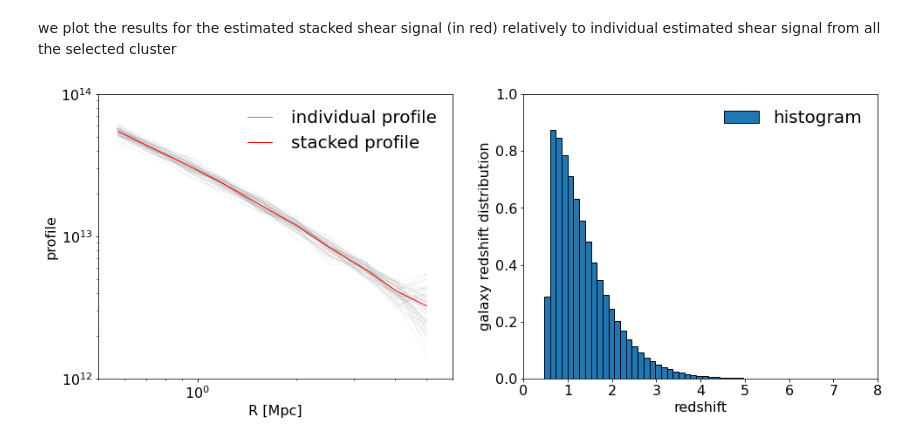
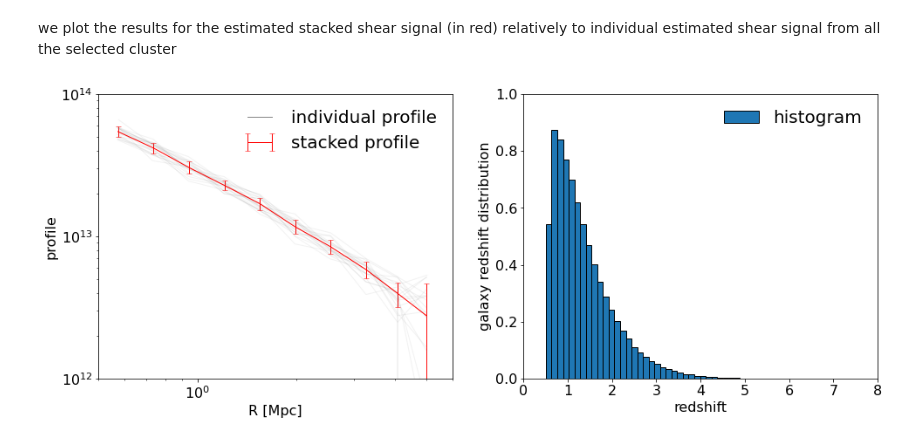
Before and after one commit to payerne/DC2Analysis, a Jupyter notebook: Example_Use_Stacking.ipynb, the cells around one changed output. Drawn from its saved outputs; the diff is of its cells as text; code cells hidden in the pictures.

```diff
--- a/Example_Use_Stacking.ipynb
+++ b/Example_Use_Stacking.ipynb
@@ -73,7 +73,7 @@ We now define some redshift interval and input mass interval to select GalaxyClu
 z_bin = [0.4,0.5]
 m_bin = [1*10**14, 1.2*10**14]
 m_bin = np.array(m_bin)
-n_catalogs = 50
+n_catalogs = 20
 ngals = 20000
 # %% [markdown]
 we define a set of selected cluster with given true masses ans true redshifts
@@ -83,9 +83,7 @@ cluster_z = (z_bin[1] - z_bin[0])*np.random.random(n_catalogs) + z_bin[0]
 # %% [markdown]
 We add each galaxy catalogs that correponds to binning to the `stack` object
 # %%
-x_axis_list = []
-
-gt_list = []
+x_list = []
 
 for i in range(n_catalogs):
 
@@ -93,9 +91,9 @@ for i in range(n_catalogs):
 
     """Generate mock data"""
 
-    data = mock.generate_galaxy_catalog(cluster_m[i], cluster_z[i], c, mock_cosmo,  200,'chang13', zsrc_min = cluster_z[i] + 0.1 ,shapenoise = 0.01,ngals=ngals)
+    data = mock.generate_galaxy_catalog(cluster_m[i], cluster_z[i], c, mock_cosmo,  200,'chang13', zsrc_min = cluster_z[i] + 0.1 ,shapenoise = 0.02,ngals=ngals)
 
-    mock._compute_photoz_pdfs(data, 0.01)
+    mock._compute_photoz_pdfs(data, 0.0)
 
     """Create GalaxyCluster object"""
 
@@ -109,9 +107,11 @@ for i in range(n_catalogs):
 
     profile = st.make_gt_profile(cl, stack.r_low, stack.r_up, stack.n_bins, stack.is_deltasigma, stack.cosmo)
 
-    x_axis_list.append(profile['radius'])
+    """Estimate individual shear profile"""
 
-    gt_list.append(profile['gt'])
+    stack._estimate_individual_lensing_signal(cl, profile)
+
+    x_list.append(profile['radius'])
 
     """Add catalog of background galaxies to stack"""
 
@@ -148,29 +149,26 @@ we plot the results for the estimated stacked shear signal (in red) relatively t
 # %%
 fig, axes = plt.subplots(nrows=1, ncols=2, figsize=(16, 6))
 plt.style.use('classic')
 axes[0].tick_params(axis='both', which='major', labelsize=16)
 axes[1].tick_params(axis='both', which='major', labelsize=16)
 
-
-
 for i in range(stack.n_stacked_cluster):
 
-    axes[0].plot(x_axis_list[i],gt_list[i],c='grey',alpha=0.1)
-
+    axes[0].plot(x_list[i],stack.LS_list[i],c='grey',alpha=0.1)
 
 axes[0].plot([],[],c='grey', label='individual profile')
-axes[0].plot(profile['radius'], profile['gt'], 'r-', label='stacked profile')
+axes[0].errorbar(profile['radius'], profile['gt'], profile['gt_err'], c='r', fmt = '-', label='stacked profile')
 axes[0].set_xlabel('R [Mpc]', fontsize=16)
 axes[0].set_ylabel('profile', fontsize=16)
 axes[0].legend(fontsize=20, frameon=False)
 axes[0].semilogx()
 axes[0].semilogy()
 axes[0].set_ylim(10**12,10**14)
 axes[0].set_xlim(stack.r_low, stack.r_up)
 axes[1].hist(stack.z_galaxy_list, bins = 50,label='histogram', density = True)
 axes[1].set_xlabel('redshift', fontsize=16)
 axes[1].set_ylabel('galaxy redshift distribution', fontsize=16)
 axes[1].legend(fontsize=20, frameon=False)
 plt.show()
 # %% [output]
-[figure, old version]
+[figure, new version]
```
Also changed, not shown: parts of 8 cells of this notebook, 4 other files.
